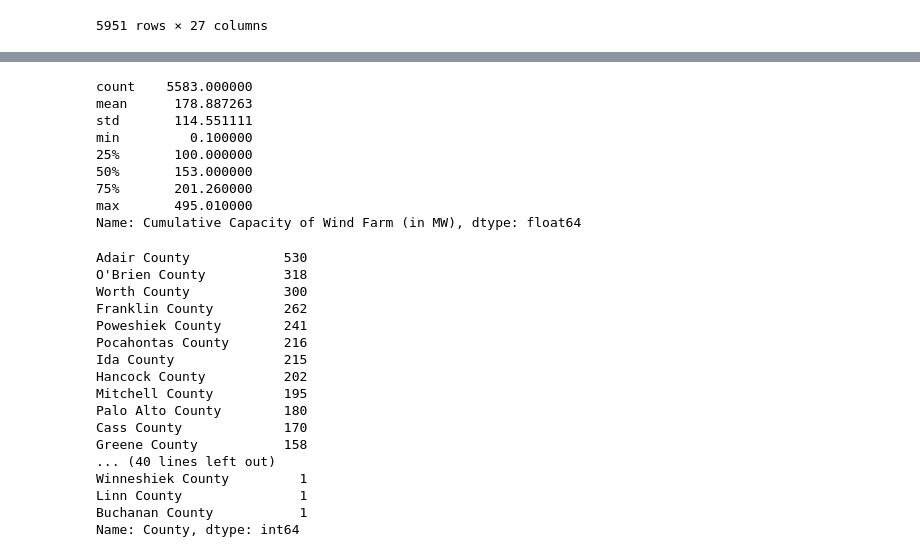
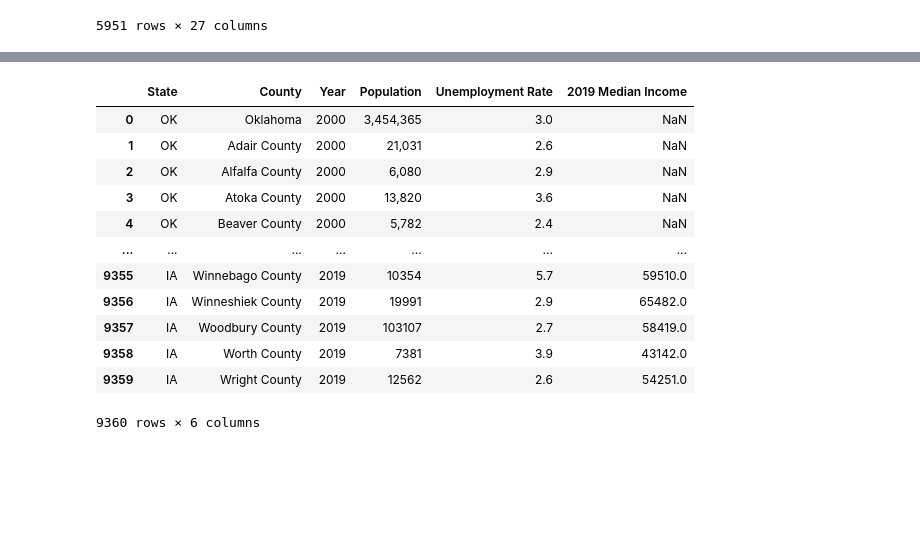
Before and after one commit to cjengleson/Project-1-Repo, a Jupyter notebook: Iowa Wind Farm Data/Iowa Wind Farms.ipynb, the cells around one changed output, grey strips where cells are left out. Drawn from its saved outputs; the diff is of its cells as text; code cells hidden in the pictures; blank space fills up the shorter version.

```diff
--- a/Iowa Wind Farm Data/Iowa Wind Farms.ipynb
+++ b/Iowa Wind Farm Data/Iowa Wind Farms.ipynb
@@ -118,36 +104,8 @@ current_ia_df
 # %%
-# running some simple stats on energy output
-current_ia_df["Cumulative Capacity of Wind Farm (in MW)"].describe()
+# current_ia_df.dropna(subset=["Cumulative Capacity of Wind Farm (in MW)"], inplace=True)
+# current_ia_df
-# %% [output]
-count    5583.000000
-mean      178.887263
-std       114.551111
-min         0.100000
-25%       100.000000
-50%       153.000000
-75%       201.260000
-max       495.010000
-Name: Cumulative Capacity of Wind Farm (in MW), dtype: float64
 # %%
 # showing all counties in iowa that have wind farms
-current_ia_df["County"].value_counts()
+# current_ia_df["County"].value_counts()
-# %% [output]
-Adair County            530
-O'Brien County          318
-Worth County            300
-Franklin County         262
-Poweshiek County        241
-Pocahontas County       216
-Ida County              215
-Hancock County          202
-Mitchell County         195
-Palo Alto County        180
-Cass County             170
-Greene County           158
-... (40 lines left out)
-Winneshiek County         1
-Linn County               1
-Buchanan County           1
-Name: County, dtype: int64
 # %%
 # print clean iowa csv file for graphs and statistical analyses
@@ -155,0 +114,19 @@ current_ia_df.to_csv("ia_clean.csv",
+# %%
+# pull in population and unemployment csv file
+csv_path = "../popn_and_unemployment.csv"
+census_df = pd.read_csv(csv_path, encoding="utf-8")
+census_df
+# %% [output]
+|  | State | County | Year | Population | Unemployment Rate | 2019 Median Income |
+| 0 | OK | Oklahoma | 2000 | 3,454,365 | 3.0 | NaN |
+| 1 | OK | Adair County | 2000 | 21,031 | 2.6 | NaN |
+| 2 | OK | Alfalfa County | 2000 | 6,080 | 2.9 | NaN |
+| 3 | OK | Atoka County | 2000 | 13,820 | 3.6 | NaN |
+| 4 | OK | Beaver County | 2000 | 5,782 | 2.4 | NaN |
+| ... | ... | ... | ... | ... | ... | ... |
+| 9355 | IA | Winnebago County | 2019 | 10354 | 5.7 | 59510.0 |
+| 9356 | IA | Winneshiek County | 2019 | 19991 | 2.9 | 65482.0 |
+| 9357 | IA | Woodbury County | 2019 | 103107 | 2.7 | 58419.0 |
+| 9358 | IA | Worth County | 2019 | 7381 | 3.9 | 43142.0 |
+| 9359 | IA | Wright County | 2019 | 12562 | 2.6 | 54251.0 |
+9360 rows × 6 columns
```
Also changed, not shown: parts of 15 cells of this notebook, 8 other files.
